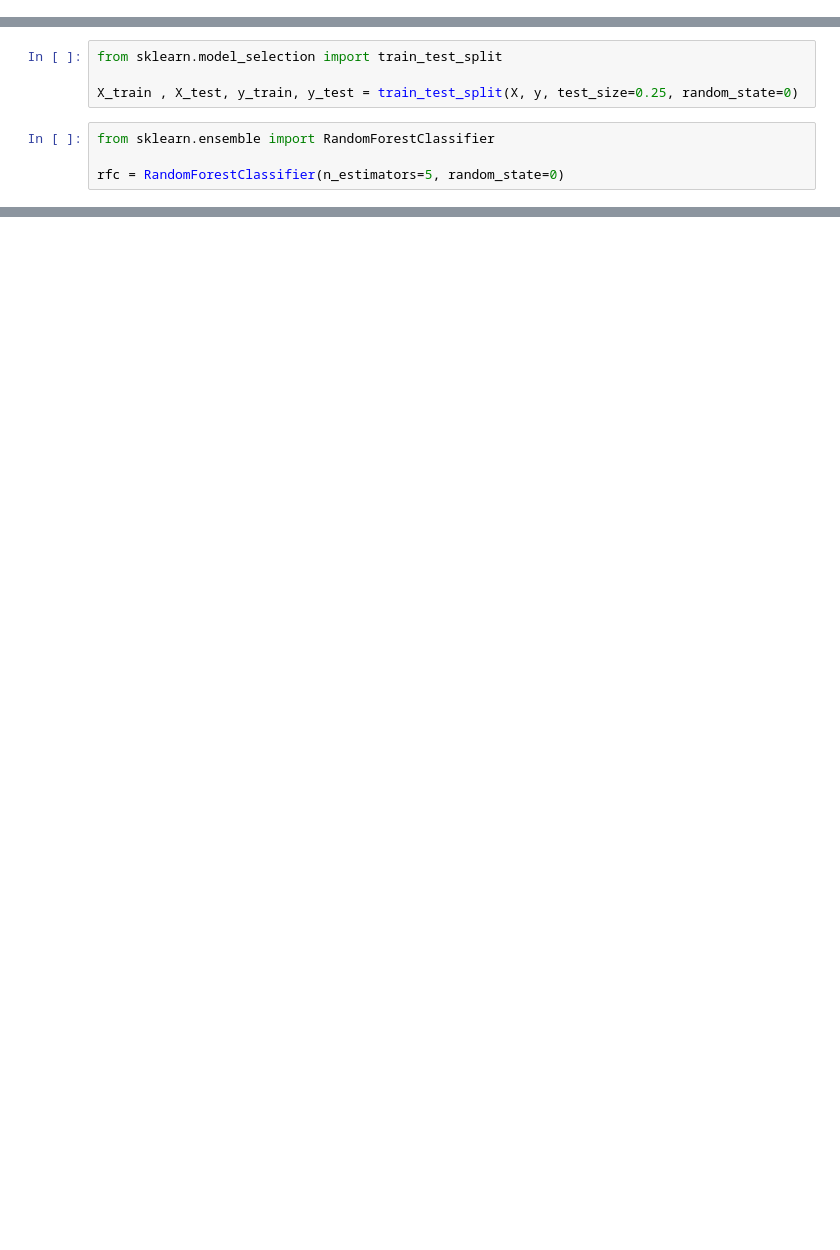
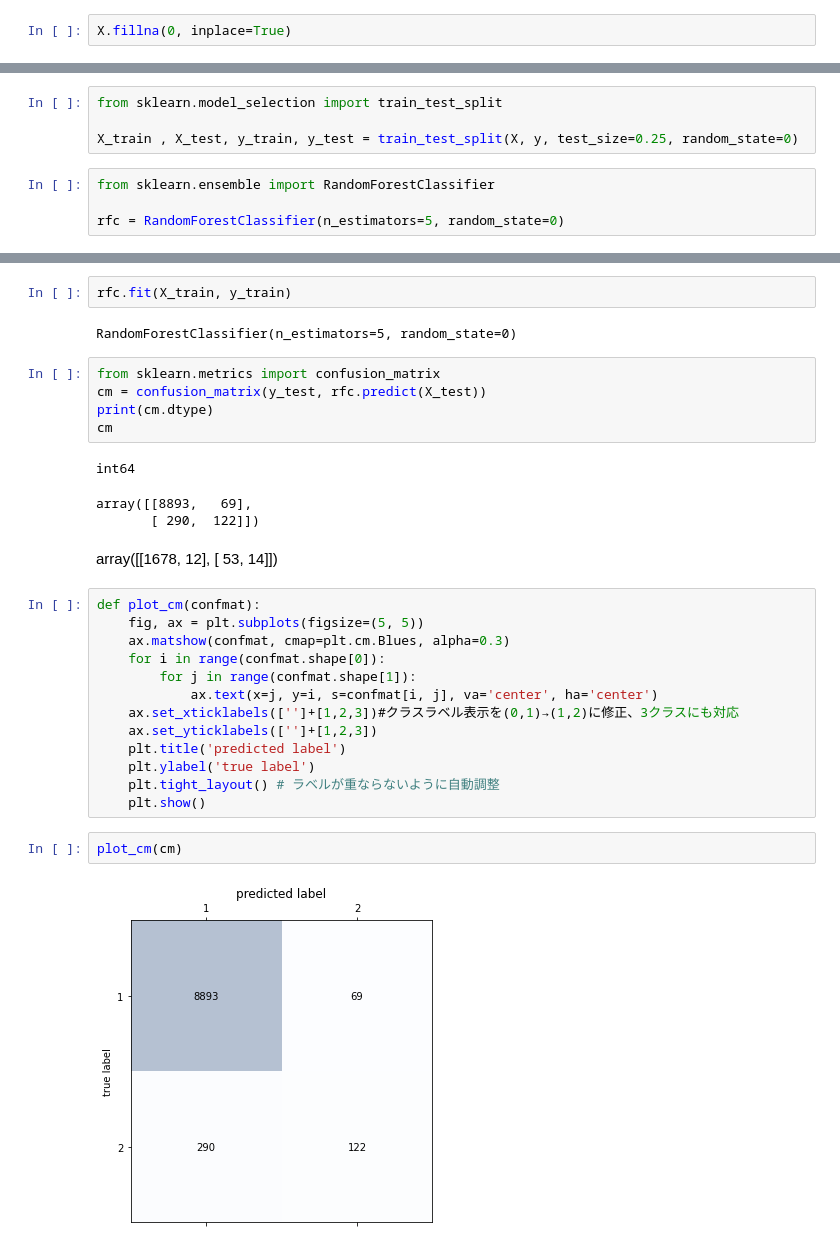
Before and after one commit to umegan/hait_lab_compt, a Jupyter notebook: code.ipynb, the cells around one changed output, grey strips where cells are left out. Drawn from its saved outputs; the diff is of its cells as text; blank space fills up the shorter version.

```diff
--- a/code.ipynb
+++ b/code.ipynb
@@ -110,0 +131,2 @@ y = y1.TARGET
+# %%
+X.fillna(0, inplace=True)
@@ -149,0 +156,33 @@ Name: TARGET, Length: 5270, dtype: int64
+# %%
+rfc.fit(X_train, y_train)
+# %% [output]
+RandomForestClassifier(n_estimators=5, random_state=0)
+# %%
+from sklearn.metrics import confusion_matrix
+cm = confusion_matrix(y_test, rfc.predict(X_test))
+print(cm.dtype)
+cm
+# %% [output]
+int64
+array([[8893,   69],
+       [ 290,  122]])
+# %% [markdown]
+array([[1678,   12],
+       [  53,   14]])
+# %%
+def plot_cm(confmat):
+    fig, ax = plt.subplots(figsize=(5, 5))
+    ax.matshow(confmat, cmap=plt.cm.Blues, alpha=0.3)
+    for i in range(confmat.shape[0]):
+        for j in range(confmat.shape[1]):
+            ax.text(x=j, y=i, s=confmat[i, j], va='center', ha='center')
+    ax.set_xticklabels(['']+[1,2,3])#クラスラベル表示を(0,1)→(1,2)に修正、3クラスにも対応
+    ax.set_yticklabels(['']+[1,2,3])
+    plt.title('predicted label')
+    plt.ylabel('true label')
+    plt.tight_layout() # ラベルが重ならないように自動調整
+    plt.show()
+# %%
+plot_cm(cm)
+# %% [output]
+[figure, added]
```
Also changed, not shown: parts of 36 cells of this notebook.
